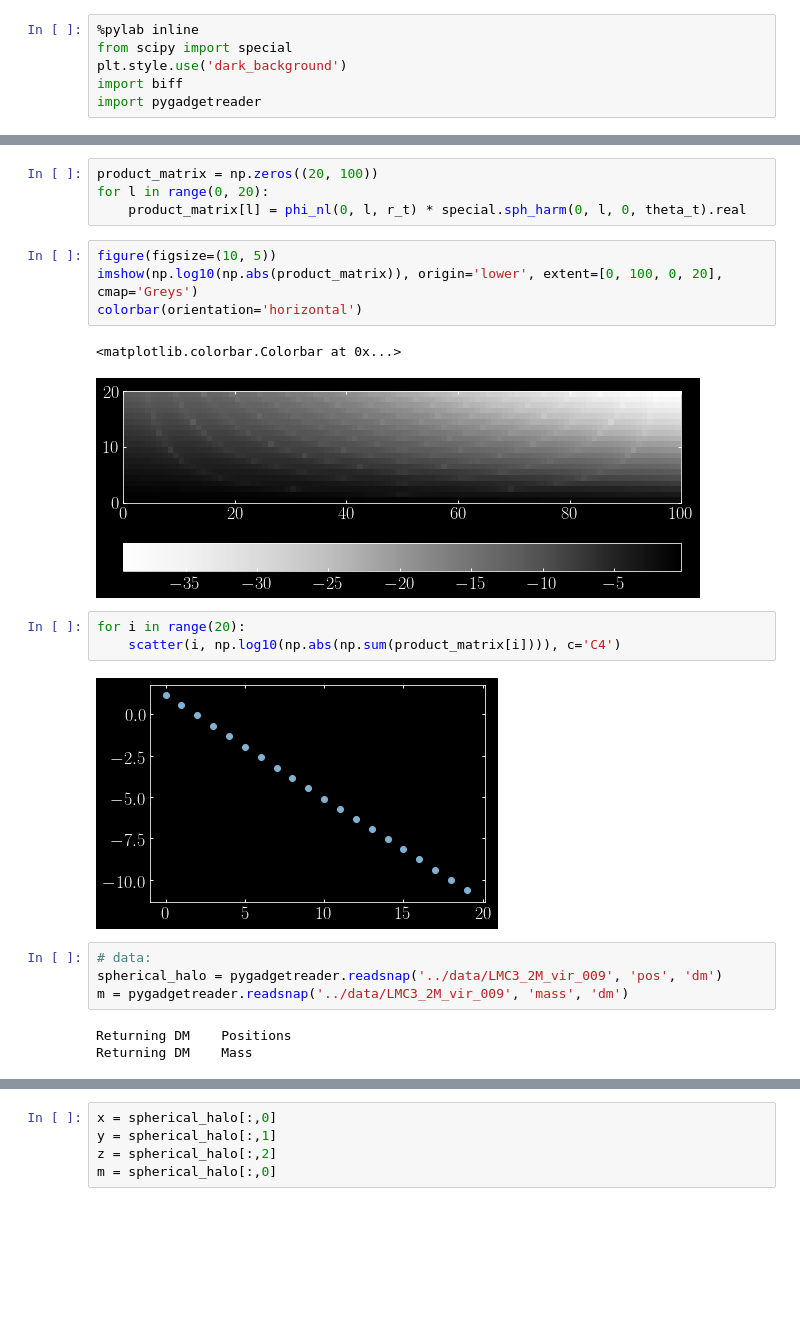
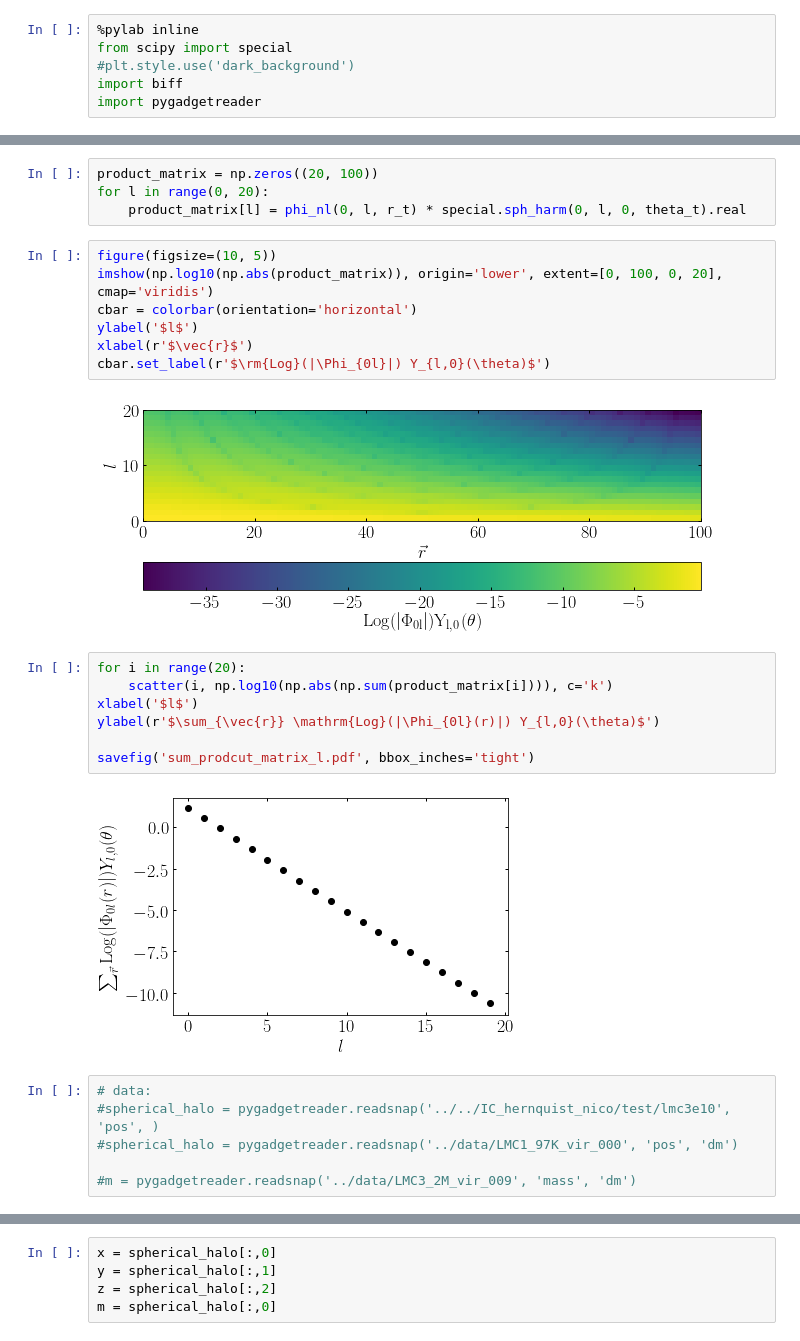
Before and after one commit to jngaravitoc/BFE-c, a Jupyter notebook: code/computing_coefficients.ipynb, the cells around one changed output, grey strips where cells are left out. Drawn from its saved outputs; the diff is of its cells as text; blank space fills up the shorter version.

```diff
--- a/code/computing_coefficients.ipynb
+++ b/code/computing_coefficients.ipynb
@@ -7,7 +9,7 @@
 # %%
 %pylab inline
 from scipy import special
-plt.style.use('dark_background')
+#plt.style.use('dark_background')
 import biff
 import pygadgetreader
 # %% [output]
@@ -82,20 +89,25 @@ for l in range(0, 20):
     product_matrix[l] = phi_nl(0, l, r_t) * special.sph_harm(0, l, 0, theta_t).real
 # %%
 figure(figsize=(10, 5))
-imshow(np.log10(np.abs(product_matrix)), origin='lower', extent=[0, 100, 0, 20], cmap='Greys')
-colorbar(orientation='horizontal')
+imshow(np.log10(np.abs(product_matrix)), origin='lower', extent=[0, 100, 0, 20], cmap='viridis')
+cbar = colorbar(orientation='horizontal')
+ylabel('$l$')
+xlabel(r'$\vec{r}$')
+cbar.set_label(r'$\rm{Log}(|\Phi_{0l}|) Y_{l,0}(\theta)$')
 # %% [output]
-<matplotlib.colorbar.Colorbar at 0x...>
-[figure, old version]
+[figure, new version]
 # %%
 for i in range(20):
-    scatter(i, np.log10(np.abs(np.sum(product_matrix[i]))), c='C4')
+    scatter(i, np.log10(np.abs(np.sum(product_matrix[i]))), c='k')
+xlabel('$l$')
+ylabel(r'$\sum_{\vec{r}} \mathrm{Log}(|\Phi_{0l}(r)|) Y_{l,0}(\theta)$')
+
+savefig('sum_prodcut_matrix_l.pdf', bbox_inches='tight')
 # %% [output]
-[figure, old version]
+[figure, new version]
 # %%
 # data:
-spherical_halo = pygadgetreader.readsnap('../data/LMC3_2M_vir_009', 'pos', 'dm')
-m = pygadgetreader.readsnap('../data/LMC3_2M_vir_009', 'mass', 'dm')
+#spherical_halo = pygadgetreader.readsnap('../../IC_hernquist_nico/test/lmc3e10', 'pos', )
+#spherical_halo = pygadgetreader.readsnap('../data/LMC1_97K_vir_000', 'pos', 'dm')
+
+#m = pygadgetreader.readsnap('../data/LMC3_2M_vir_009', 'mass', 'dm')
-# %% [output]
-Returning DM    Positions
-Returning DM    Mass
```
Also changed, not shown: parts of 11 cells of this notebook.
